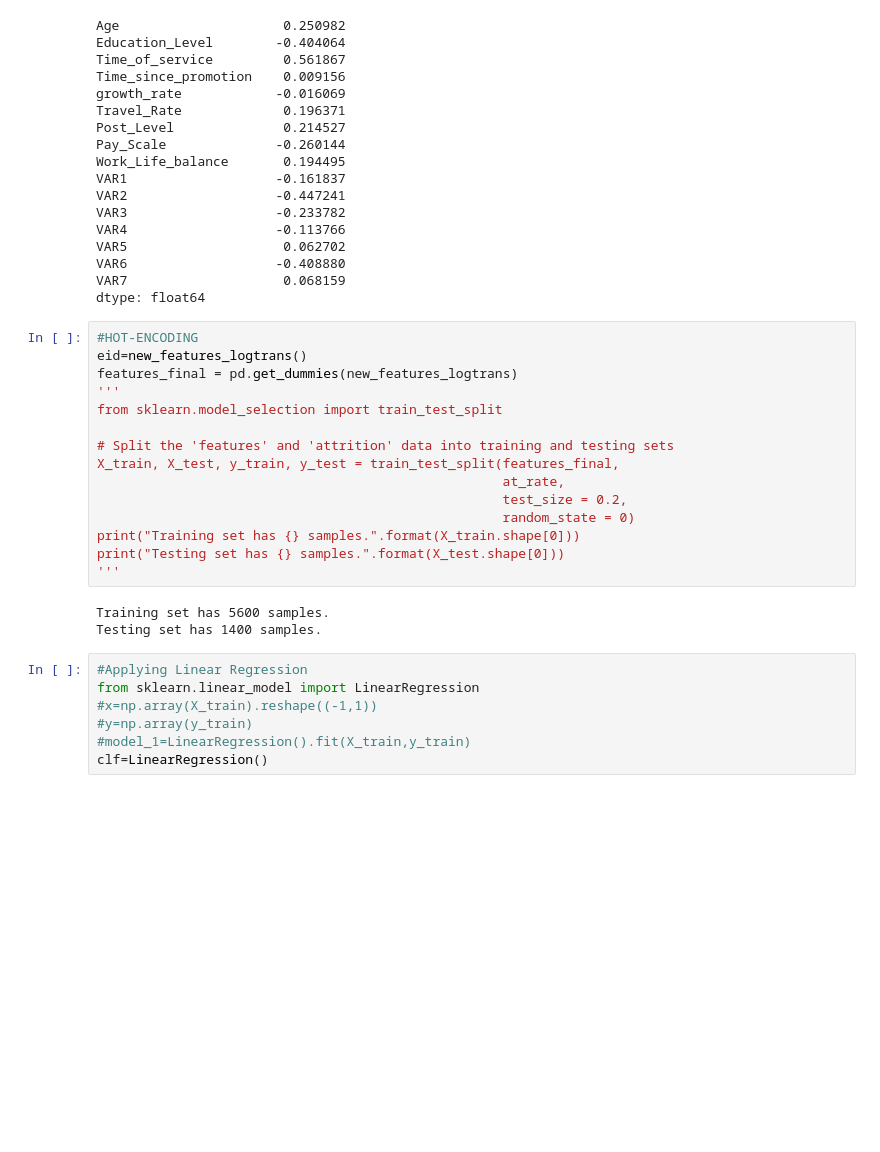
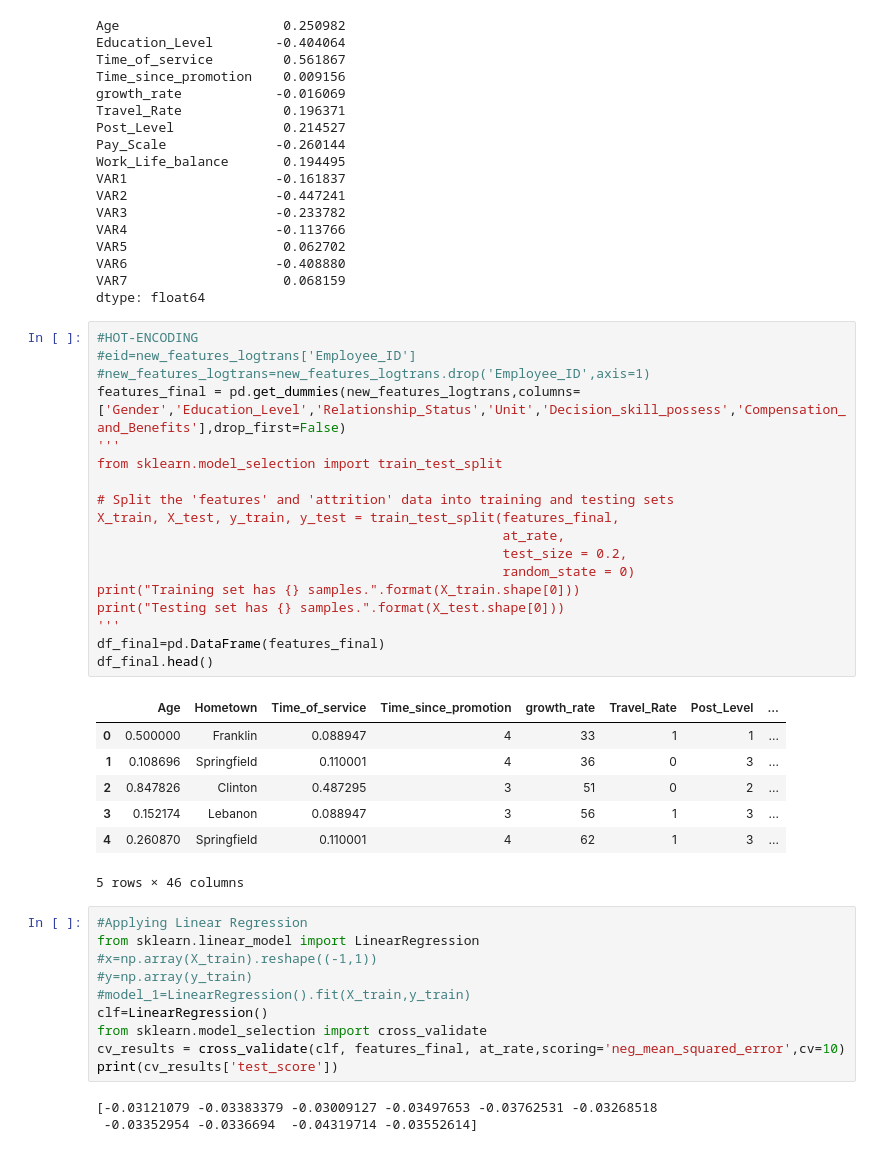
Before and after one commit to akarshn04/ML-Employee-Attrition-Rate, a Jupyter notebook: ML Employee Attrition Rate.ipynb, the cells around one changed output. Saved outputs shown, nothing was run; the diff lists cells and outputs as text; blank space fills up the shorter version.

```diff
--- a/ML Employee Attrition Rate.ipynb
+++ b/ML Employee Attrition Rate.ipynb
@@ -172,22 +172,30 @@ VAR7                    0.068159
 dtype: float64
 # %%
 #HOT-ENCODING
-eid=new_features_logtrans()
-features_final = pd.get_dummies(new_features_logtrans)
+#eid=new_features_logtrans['Employee_ID']
+#new_features_logtrans=new_features_logtrans.drop('Employee_ID',axis=1)
+features_final = pd.get_dummies(new_features_logtrans,columns=['Gender','Education_Level','Relationship_Status','Unit','Decision_skill_possess','Compensation_and_Benefits'],drop_first=False)
 '''
 from sklearn.model_selection import train_test_split
 
 # Split the 'features' and 'attrition' data into training and testing sets
 X_train, X_test, y_train, y_test = train_test_split(features_final,
                                                     at_rate,
                                                     test_size = 0.2,
                                                     random_state = 0)
 print("Training set has {} samples.".format(X_train.shape[0]))
 print("Testing set has {} samples.".format(X_test.shape[0]))
 '''
+df_final=pd.DataFrame(features_final)
+df_final.head()
 # %% [output]
+|  | Age | Hometown | Time_of_service | Time_since_promotion | growth_rate | Travel_Rate | Post_Level | ... |
+| 0 | 0.500000 | Franklin | 0.088947 | 4 | 33 | 1 | 1 | ... |
+| 1 | 0.108696 | Springfield | 0.110001 | 4 | 36 | 0 | 3 | ... |
+| 2 | 0.847826 | Clinton | 0.487295 | 3 | 51 | 0 | 2 | ... |
+| 3 | 0.152174 | Lebanon | 0.088947 | 3 | 56 | 1 | 3 | ... |
+| 4 | 0.260870 | Springfield | 0.110001 | 4 | 62 | 1 | 3 | ... |
-Training set has 5600 samples.
-Testing set has 1400 samples.
+5 rows × 46 columns
 # %%
 #Applying Linear Regression
 from sklearn.linear_model import LinearRegression
@@ -195,3 +203,9 @@ from sklearn.linear_model import LinearRegression
 #y=np.array(y_train)
 #model_1=LinearRegression().fit(X_train,y_train)
 clf=LinearRegression()
+from sklearn.model_selection import cross_validate
+cv_results = cross_validate(clf, features_final, at_rate,scoring='neg_mean_squared_error',cv=10)
+print(cv_results['test_score'])
+# %% [output]
+[-0.03121079 -0.03383379 -0.03009127 -0.03497653 -0.03762531 -0.03268518
+ -0.03352954 -0.0336694  -0.04319714 -0.03552614]
```
Also changed, not shown: parts of 12 cells of this notebook.
